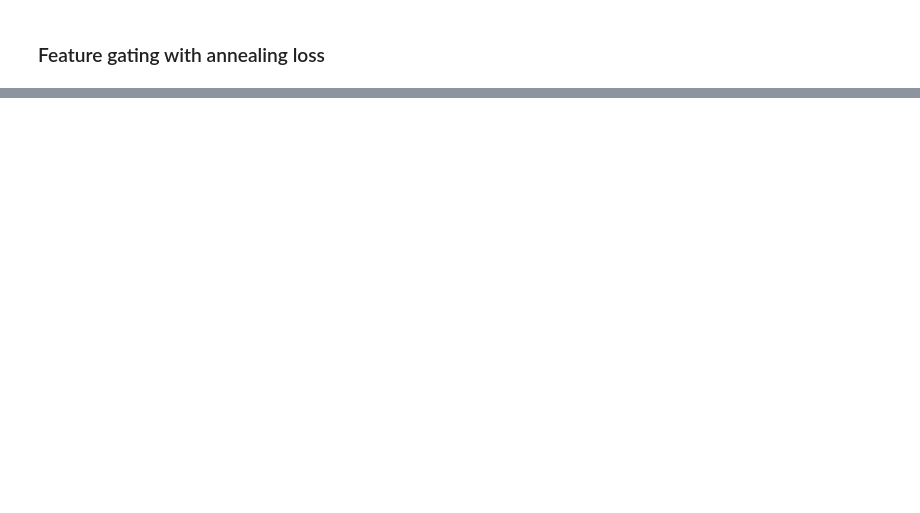
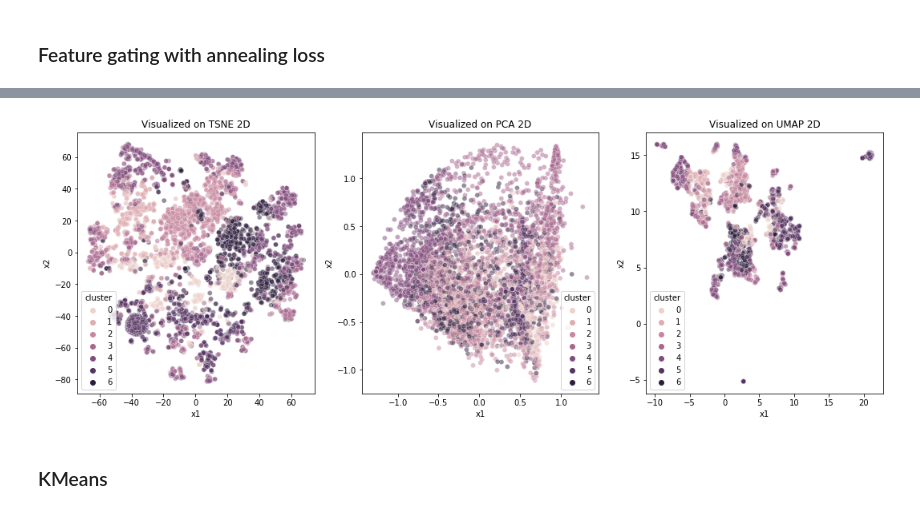
Before and after one commit to epfl-ml4ed/interpretable-clustering, a Jupyter notebook: notebooks/Masking_and_Clustering.ipynb, the cells around one changed output, grey strips where cells are left out. Saved outputs shown, nothing was run; the diff lists cells and outputs as text; code cells hidden in the pictures; blank space fills up the shorter version.

```diff
--- a/notebooks/Masking_and_Clustering.ipynb
+++ b/notebooks/Masking_and_Clustering.ipynb
@@ -78,3 +52,0 @@ model.save_weights(MODEL_PATH + 'annealing_fg')
-# %%
-# Load model
-model.load_weights(MODEL_PATH + 'annealing_fg')
@@ -542,0 +53,24 @@ df
+# %%
+for percentile in [0.2, 0.4, 0.6, 0.8]:
+    x_train, x_test, x_val, y_train, y_test, y_val, feature_names, patterns = preprocess(course, path, percentile, feature_types, metadata, hard_fail)
+
+    # Concat features & labels for later analysis
+    X = np.concatenate([x_train, x_val, x_test], axis=0)
+    Y = np.concatenate([y_train, y_val, y_test], axis=0)
+    P = np.concatenate(patterns, axis=0)
+
+    # Set up parameters and model to train
+    meta = {'gumbel_temp': 1, 'gumbel_noise': 1e-8}
+    params = {
+        'epochs': 20,
+        'batch_size': 64,
+        'optimizer': tf.keras.optimizers.Adam()
+    }
+    model = MaskingModel(n_groups=x_train.shape[-1])
+
+    # Train model
+    print("Training model for percentile {0} of data\n".format(percentile))
+    scores = custom_train(model, params, meta, x_train, y_train, x_val, y_val)
+
+    # Save model
+    model.save_weights(MODEL_PATH + 'annealing_fg_hard_fail_perc_'+str(percentile))
@@ -542,0 +97,9 @@ df
+# %%
+labels_cluster_path = labels_path + 'spectral_clustering/'
+for percentile in [0.2, 0.4, 0.6, 0.8]:
+    filename = 'annealing_fg_hard_fail_perc_'+str(percentile)
+    feature_names, masks, X_masked, _, Y, _ = get_truncated_features(MODEL_PATH, filename, course, path, percentile, feature_types, metadata, hard_fail)
+    D = compute_distance_matrix(X_masked, 'euclidean')
+    S = np.exp(-0.5 * D ** 2)
+    score, n, labels = compute_number_clusters(S, spectral_clustering, silhouette_score, distance_matrix=D, verbose=False)
+    np.savetxt(labels_cluster_path+'masked_hard_fail_perc_'+str(percentile)+'.txt', labels, fmt='%d')
@@ -542,0 +110,12 @@ df
+# %%
+# Get X_masked and cluster labels for percentile 0.6
+labels_cluster_path = labels_path + 'spectral_clustering/'
+filename = 'annealing_fg_hard_fail_perc_0.6'
+feature_names, masks, X_masked, _, Y, _ = get_truncated_features_flatten(MODEL_PATH, filename, course, path, percentile, feature_types, metadata, hard_fail)
+labels = np.loadtxt(labels_cluster_path+'masked_hard_fail_perc_0.6.txt', dtype=int)
+
+plot_tsne_and_pca(X_masked, labels)
+# %% [output]
+[figure, added]
+# %% [markdown]
+### KMeans
```
Also changed, not shown: parts of 47 cells of this notebook, 2 other files.
